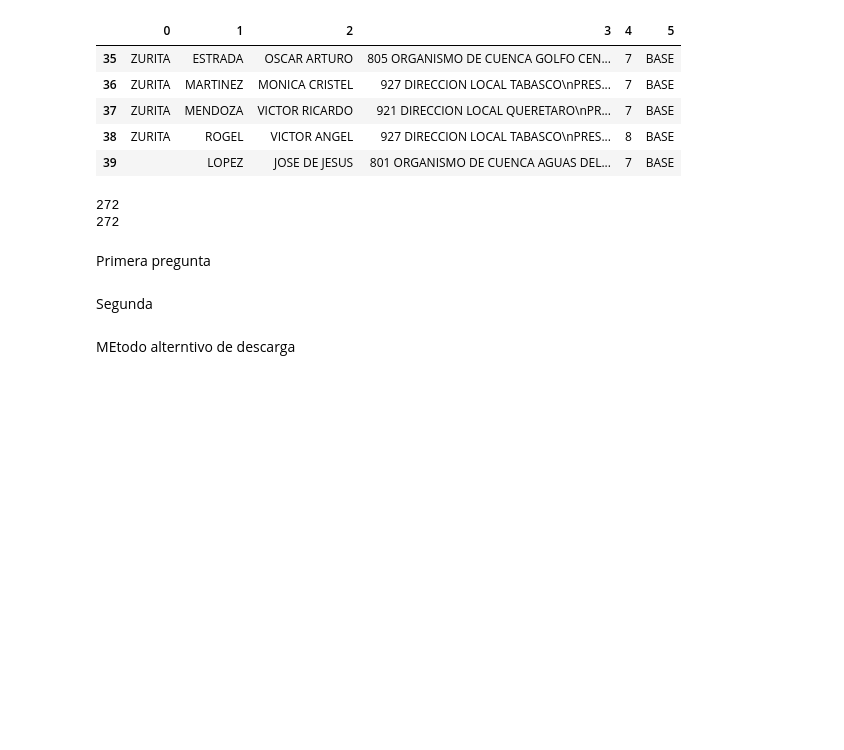
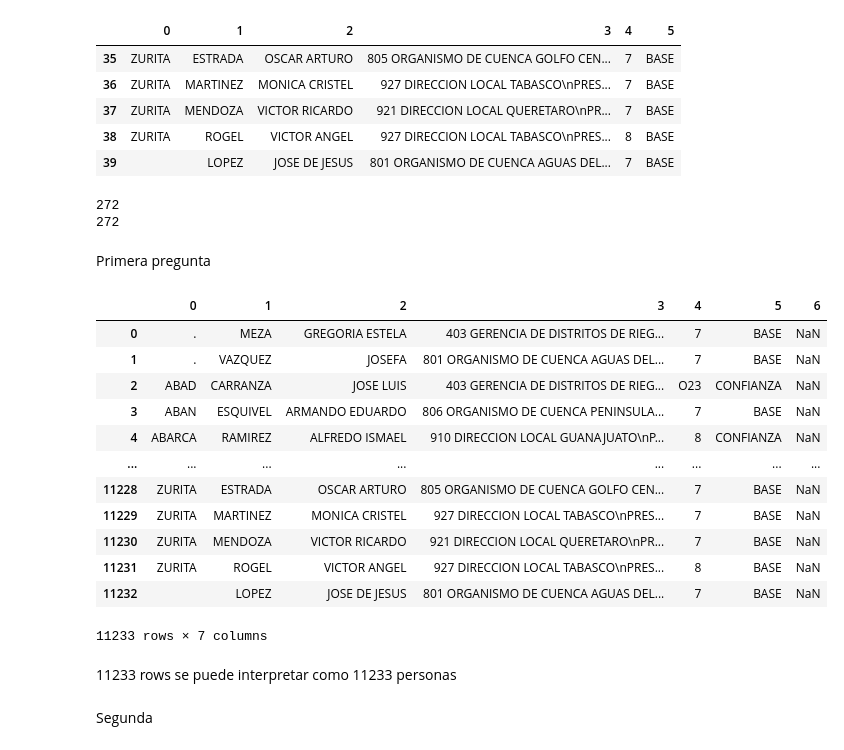
Before and after one commit to Daniel-Martinez24/cuenca-empleados, a Jupyter notebook: cuenca.ipynb, the cells around one changed output. Saved outputs shown, nothing was run; the diff lists cells and outputs as text; code cells hidden in the pictures; blank space fills up the shorter version.

```diff
--- a/cuenca.ipynb
+++ b/cuenca.ipynb
@@ -164,9 +163,28 @@ for elemento in lista_sin_repetidos:
 # %% [output]
 272
 272
+# %%
+# concat
+empleados_cuenca = pd.concat(lista_sin_repetidos).reset_index(drop=True)
 # %% [markdown]
 Primera pregunta
+# %%
+empleados_cuenca
+# %% [output]
+|  | 0 | 1 | 2 | 3 | 4 | 5 | 6 |
+| 0 | . | MEZA | GREGORIA ESTELA | 403 GERENCIA DE DISTRITOS DE RIEG... | 7 | BASE | NaN |
+| 1 | . | VAZQUEZ | JOSEFA | 801 ORGANISMO DE CUENCA AGUAS DEL... | 7 | BASE | NaN |
+| 2 | ABAD | CARRANZA | JOSE LUIS | 403 GERENCIA DE DISTRITOS DE RIEG... | O23 | CONFIANZA | NaN |
+| 3 | ABAN | ESQUIVEL | ARMANDO EDUARDO | 806 ORGANISMO DE CUENCA PENINSULA... | 7 | BASE | NaN |
+| 4 | ABARCA | RAMIREZ | ALFREDO ISMAEL | 910 DIRECCION LOCAL GUANAJUATO\nP... | 8 | CONFIANZA | NaN |
+| ... | ... | ... | ... | ... | ... | ... | ... |
+| 11228 | ZURITA | ESTRADA | OSCAR ARTURO | 805 ORGANISMO DE CUENCA GOLFO CEN... | 7 | BASE | NaN |
+| 11229 | ZURITA | MARTINEZ | MONICA CRISTEL | 927 DIRECCION LOCAL TABASCO\nPRES... | 7 | BASE | NaN |
+| 11230 | ZURITA | MENDOZA | VICTOR RICARDO | 921 DIRECCION LOCAL QUERETARO\nPR... | 7 | BASE | NaN |
+| 11231 | ZURITA | ROGEL | VICTOR ANGEL | 927 DIRECCION LOCAL TABASCO\nPRES... | 8 | BASE | NaN |
+| 11232 |  | LOPEZ | JOSE DE JESUS | 801 ORGANISMO DE CUENCA AGUAS DEL... | 7 | BASE | NaN |
+11233 rows × 7 columns
+# %% [markdown]
+11233 rows se puede interpretar como 11233 personas
 # %% [markdown]
 Segunda
-# %% [markdown]
-MEtodo alterntivo de descarga
```
Also changed, not shown: parts of 2 cells of this notebook.
